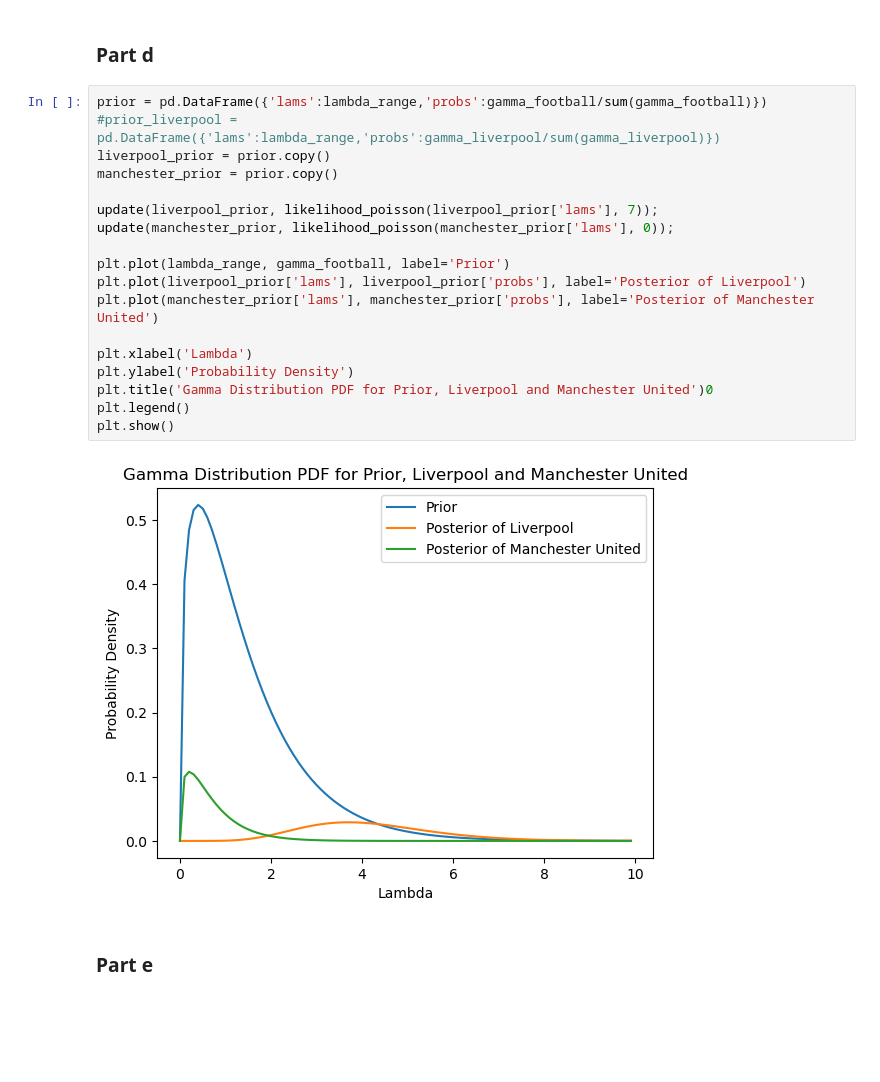
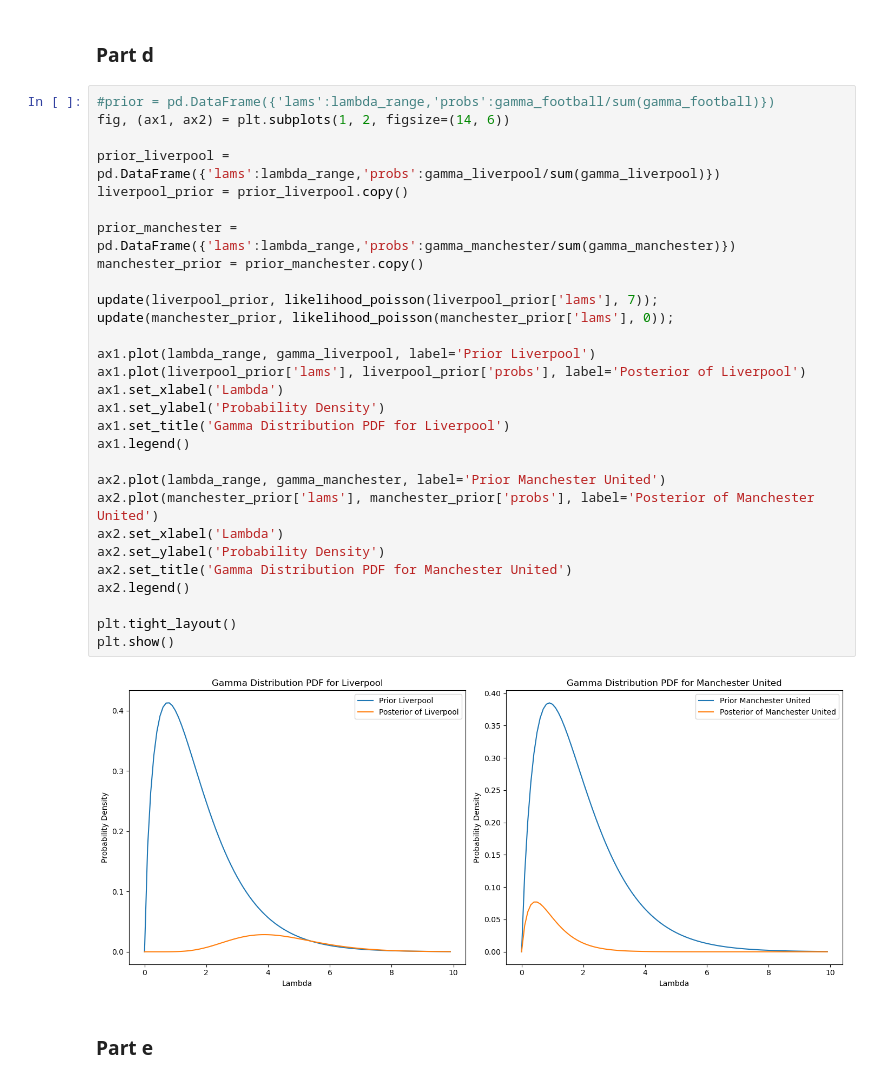
Before and after one commit to harrrilan/DS122_Probability_Theory, a Jupyter notebook: Homeworks/HW7Questions.ipynb, the cells around one changed output. Drawn from its saved outputs; the diff is of its cells as text; blank space fills up the shorter version.

```diff
--- a/Homeworks/HW7Questions.ipynb
+++ b/Homeworks/HW7Questions.ipynb
@@ -83,25 +83,36 @@ def update(distribution, likelihood):
 # %% [markdown]
 ### Part d
 # %%
-prior = pd.DataFrame({'lams':lambda_range,'probs':gamma_football/sum(gamma_football)})
-#prior_liverpool = pd.DataFrame({'lams':lambda_range,'probs':gamma_liverpool/sum(gamma_liverpool)})
-liverpool_prior = prior.copy()
-manchester_prior = prior.copy()
+#prior = pd.DataFrame({'lams':lambda_range,'probs':gamma_football/sum(gamma_football)})
+fig, (ax1, ax2) = plt.subplots(1, 2, figsize=(14, 6))
+
+prior_liverpool = pd.DataFrame({'lams':lambda_range,'probs':gamma_liverpool/sum(gamma_liverpool)})
+liverpool_prior = prior_liverpool.copy()
+
+prior_manchester = pd.DataFrame({'lams':lambda_range,'probs':gamma_manchester/sum(gamma_manchester)})
+manchester_prior = prior_manchester.copy()
 
 update(liverpool_prior, likelihood_poisson(liverpool_prior['lams'], 7));
 update(manchester_prior, likelihood_poisson(manchester_prior['lams'], 0));
 
-plt.plot(lambda_range, gamma_football, label='Prior')
-plt.plot(liverpool_prior['lams'], liverpool_prior['probs'], label='Posterior of Liverpool')
-plt.plot(manchester_prior['lams'], manchester_prior['probs'], label='Posterior of Manchester United')
+ax1.plot(lambda_range, gamma_liverpool, label='Prior Liverpool')
+ax1.plot(liverpool_prior['lams'], liverpool_prior['probs'], label='Posterior of Liverpool')
+ax1.set_xlabel('Lambda')
+ax1.set_ylabel('Probability Density')
+ax1.set_title('Gamma Distribution PDF for Liverpool')
+ax1.legend()
 
-plt.xlabel('Lambda')
-plt.ylabel('Probability Density')
-plt.title('Gamma Distribution PDF for Prior, Liverpool and Manchester United')0
-plt.legend()
+ax2.plot(lambda_range, gamma_manchester, label='Prior Manchester United')
+ax2.plot(manchester_prior['lams'], manchester_prior['probs'], label='Posterior of Manchester United')
+ax2.set_xlabel('Lambda')
+ax2.set_ylabel('Probability Density')
+ax2.set_title('Gamma Distribution PDF for Manchester United')
+ax2.legend()
+
+plt.tight_layout()
 plt.show()
 # %% [output]
-[figure, old version]
+[figure, new version]
 # %% [markdown]
 ### Part e
 # %%
```
Also changed, not shown: parts of 1 cell of this notebook.
